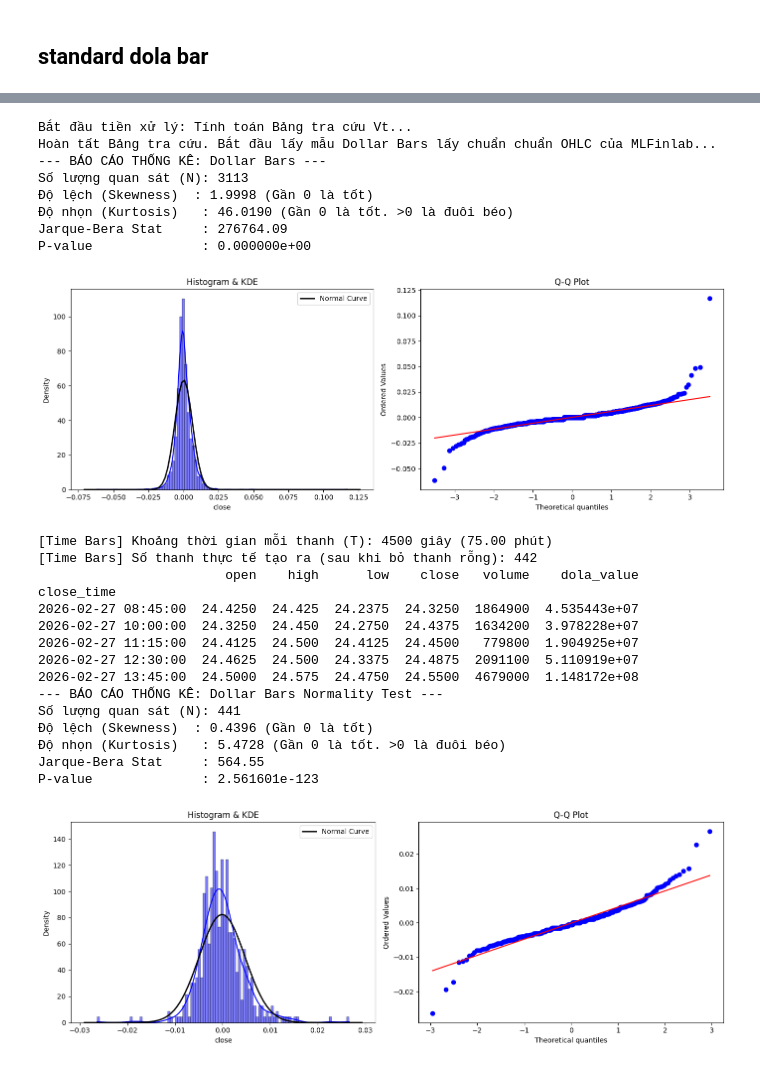
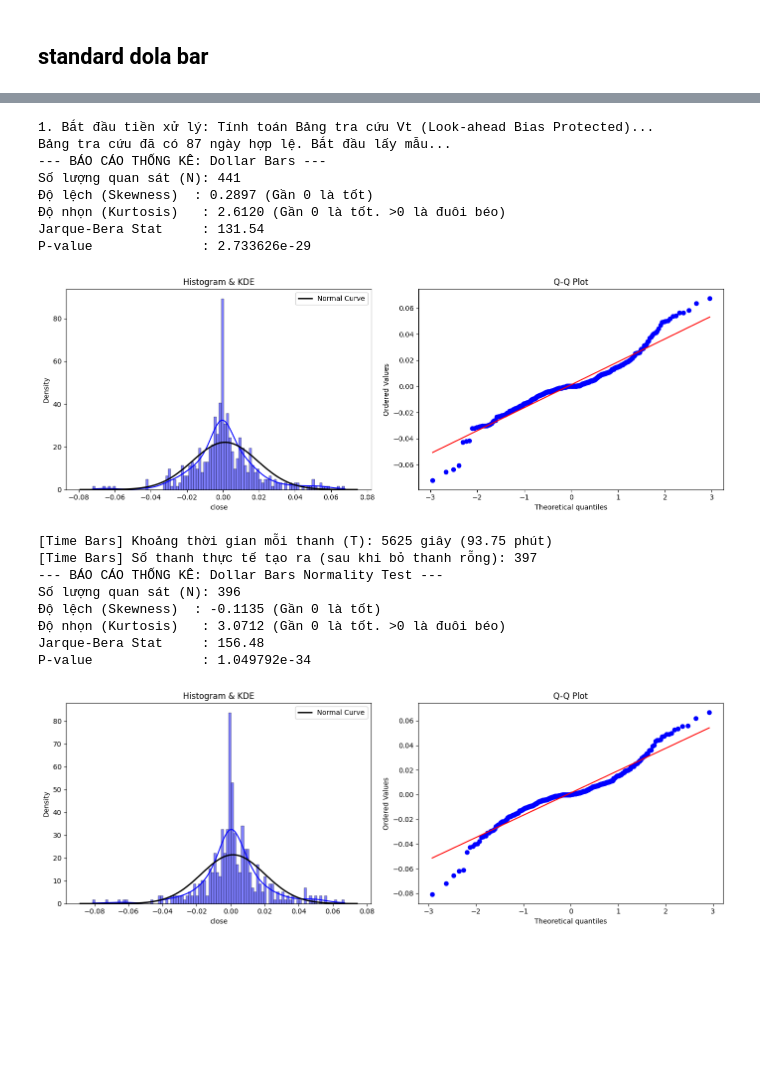
Before and after one commit to NguyenTrungAnh-ultra/Hierarchical-Risk-Parity, a Jupyter notebook: src/models/preprocess/test_data_driven.ipynb, the cells around one changed output, grey strips where cells are left out. Saved outputs shown, nothing was run; the diff lists cells and outputs as text; code cells hidden in the pictures; blank space fills up the shorter version.

```diff
--- a/src/models/preprocess/test_data_driven.ipynb
+++ b/src/models/preprocess/test_data_driven.ipynb
@@ -23,10 +23,10 @@ from src.core import math_engines
 # %% [markdown]
 #LOAD DATA
 # %%
-nlg = data_loader.load_stocks(['ACB'])
-nlg = pd.DataFrame(nlg['ACB'])
+company = 'VIC'
+nlg = data_loader.load_stocks([company])
+nlg = pd.DataFrame(nlg[company])
 nlg.time = pd.to_datetime(nlg.time)
 nlg.set_index('time', inplace=True)
-nlg
 # %% [output]
 Bắt đầu đọc 1 file song song...
@@ -334,20 +200,20 @@ def test_normality(bars_df, title="Dollar Bars Normality Test"):
     plt.tight_layout()
     plt.show()
 # %%
+df = nlg[nlg.index.date >= nlg.index.date.max() - timedelta(130)]
 df = generate_dynamic_dollar_bars(nlg, rolling_window=20, n_target=5)
-# df = df[df.index.date >= df.index.date.max() - timedelta(1000)]
 # print(df.tail(10))
 test_normality(df, "Dollar Bars")
 # %% [output]
-Bắt đầu tiền xử lý: Tính toán Bảng tra cứu Vt...
-Hoàn tất Bảng tra cứu. Bắt đầu lấy mẫu Dollar Bars lấy chuẩn chuẩn OHLC của MLFinlab...
+1. Bắt đầu tiền xử lý: Tính toán Bảng tra cứu Vt (Look-ahead Bias Protected)...
+Bảng tra cứu đã có 87 ngày hợp lệ. Bắt đầu lấy mẫu...
 --- BÁO CÁO THỐNG KÊ: Dollar Bars ---
-Số lượng quan sát (N): 3113
-Độ lệch (Skewness)  : 1.9998 (Gần 0 là tốt)
-Độ nhọn (Kurtosis)   : 46.0190 (Gần 0 là tốt. >0 là đuôi béo)
-Jarque-Bera Stat     : 276764.09
-P-value              : 0.000000e+00
+Số lượng quan sát (N): 441
+Độ lệch (Skewness)  : 0.2897 (Gần 0 là tốt)
+Độ nhọn (Kurtosis)   : 2.6120 (Gần 0 là tốt. >0 là đuôi béo)
+Jarque-Bera Stat     : 131.54
+P-value              : 2.733626e-29
-[figure, old version]
+[figure, new version]
 # %%
 def generate_time_bars_real(df, expected_bars=3078):
     """
@@ -381,23 +247,16 @@ def generate_time_bars_real(df, expected_bars=3078):
 # %%
 # Chạy thực thi
 nlg = nlg[nlg.index.date >= nlg.index.date.max() - timedelta(130)]
-df_time_bars = generate_time_bars_real(nlg, expected_bars=2500)
-print(df_time_bars.tail())
+df_time_bars = generate_time_bars_real(nlg, expected_bars=2000)
+# print(df_time_bars.tail())
 test_normality(df_time_bars)
 # %% [output]
-[Time Bars] Khoảng thời gian mỗi thanh (T): 4500 giây (75.00 phút)
-[Time Bars] Số thanh thực tế tạo ra (sau khi bỏ thanh rỗng): 442
-                        open    high      low    close   volume    dola_value
-close_time
-2026-02-27 08:45:00  24.4250  24.425  24.2375  24.3250  1864900  4.535443e+07
-2026-02-27 10:00:00  24.3250  24.450  24.2750  24.4375  1634200  3.978228e+07
-2026-02-27 11:15:00  24.4125  24.500  24.4125  24.4500   779800  1.904925e+07
-2026-02-27 12:30:00  24.4625  24.500  24.3375  24.4875  2091100  5.110919e+07
-2026-02-27 13:45:00  24.5000  24.575  24.4750  24.5500  4679000  1.148172e+08
+[Time Bars] Khoảng thời gian mỗi thanh (T): 5625 giây (93.75 phút)
+[Time Bars] Số thanh thực tế tạo ra (sau khi bỏ thanh rỗng): 397
 --- BÁO CÁO THỐNG KÊ: Dollar Bars Normality Test ---
-Số lượng quan sát (N): 441
-Độ lệch (Skewness)  : 0.4396 (Gần 0 là tốt)
-Độ nhọn (Kurtosis)   : 5.4728 (Gần 0 là tốt. >0 là đuôi béo)
-Jarque-Bera Stat     : 564.55
-P-value              : 2.561601e-123
+Số lượng quan sát (N): 396
+Độ lệch (Skewness)  : -0.1135 (Gần 0 là tốt)
+Độ nhọn (Kurtosis)   : 3.0712 (Gần 0 là tốt. >0 là đuôi béo)
+Jarque-Bera Stat     : 156.48
+P-value              : 1.049792e-34
-[figure, old version]
+[figure, new version]
```
Also changed, not shown: parts of 8 cells of this notebook, 11 other files.
